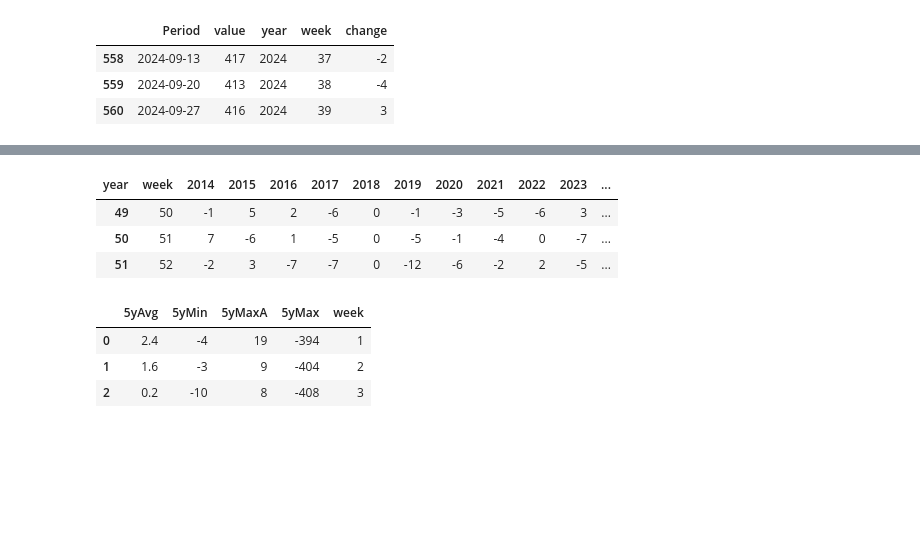
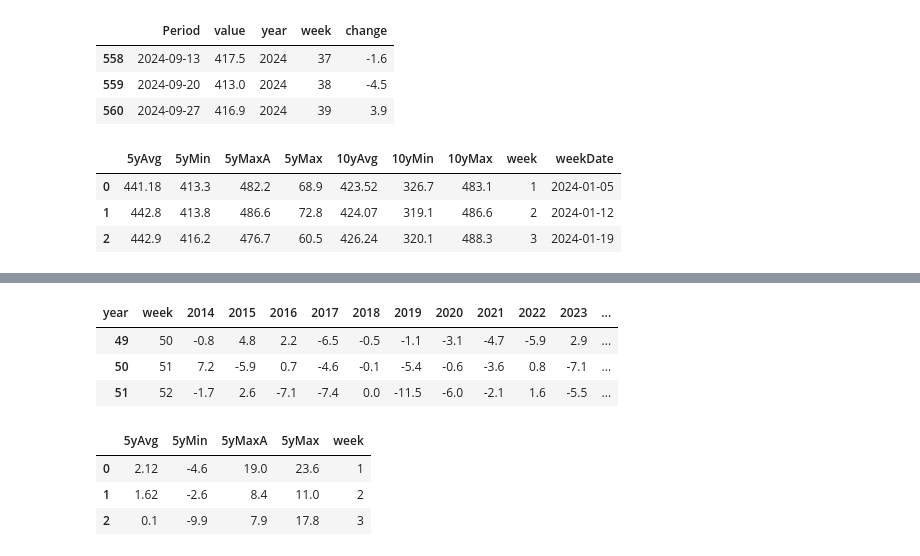
Before and after one commit to JozefSL/pyNotes, a Jupyter notebook: EIA/weeklyCrudeStocksAndChanges.ipynb, the cells around one changed output, grey strips where cells are left out. Saved outputs shown, nothing was run; the diff lists cells and outputs as text; code cells hidden in the pictures; blank space fills up the shorter version.

```diff
--- a/EIA/weeklyCrudeStocksAndChanges.ipynb
+++ b/EIA/weeklyCrudeStocksAndChanges.ipynb
@@ -17,16 +17,16 @@ response = requests.get(url + 'WCESTUS1')
 df = pd.DataFrame(response.json().get('response').get('data'))[['period','value']]
 df.columns = ['Period', 'value']
 df['Period'] = df['Period'].apply(pd.to_datetime)
-df.value = (df.value.astype('Int64')/1000).astype('Int64')
+df.value = (df.value.astype('Int64')/1000).round(1) #.astype('Int64')
 df['year'] = df['Period'].dt.year
 df['week'] = df['Period'].dt.isocalendar().week
 df['change'] = df['value'] - df['value'].shift(1)
 df.tail(3)
 # %% [output]
 |  | Period | value | year | week | change |
-| 558 | 2024-09-13 | 417 | 2024 | 37 | -2 |
-| 559 | 2024-09-20 | 413 | 2024 | 38 | -4 |
-| 560 | 2024-09-27 | 416 | 2024 | 39 | 3 |
+| 558 | 2024-09-13 | 417.5 | 2024 | 37 | -1.6 |
+| 559 | 2024-09-20 | 413.0 | 2024 | 38 | -4.5 |
+| 560 | 2024-09-27 | 416.9 | 2024 | 39 | 3.9 |
 # %%
 ty = df.year.iloc[-1]
 ly = ty-1
@@ -46,6 +46,13 @@ dfAA['week'] = dfA['week']
 # %%
 dfA['weekDate'] = pd.to_datetime(str(pd.Timestamp.now().year)+dfA['week'].astype(str)+'5',format='%Y%W%w')
 dfAA['weekDate'] = pd.to_datetime(str(pd.Timestamp.now().year)+dfAA['week'].astype(str)+'5',format='%Y%W%w')
+# %%
+dfAA.head(3)
+# %% [output]
+|  | 5yAvg | 5yMin | 5yMaxA | 5yMax | 10yAvg | 10yMin | 10yMax | week | weekDate |
+| 0 | 441.18 | 413.3 | 482.2 | 68.9 | 423.52 | 326.7 | 483.1 | 1 | 2024-01-05 |
+| 1 | 442.8 | 413.8 | 486.6 | 72.8 | 424.07 | 319.1 | 486.6 | 2 | 2024-01-12 |
+| 2 | 442.9 | 416.2 | 476.7 | 60.5 | 426.24 | 320.1 | 488.3 | 3 | 2024-01-19 |
 # %%
 # Create the area chart
 fig = px.area(dfAA, x=dfAA.weekDate, y=['5yMin', '5yMax'], range_y=[400, 550], #range_x=[dfAA.index.min()-.2, dfAA.index.max()+.2],
@@ -88,27 +95,27 @@ fig.show()
 # %% [output]
 [interactive output not drawn]
 # %%
-dfAc = df.pivot(index='week', columns='year', values='change').astype('Int64') #.reset_index(drop='true')
+dfAc = df.pivot(index='week', columns='year', values='change').round(1) #.astype('Int64') #.reset_index(drop='true')
 dfAc = dfAc.drop(dfAc.index[-1]).reset_index()  #eliminate the add years with 53 weeks
 dfAc.tail(3)
 # %% [output]
 | year | week | 2014 | 2015 | 2016 | 2017 | 2018 | 2019 | 2020 | 2021 | 2022 | 2023 | ... |
-| 49 | 50 | -1 | 5 | 2 | -6 | 0 | -1 | -3 | -5 | -6 | 3 | ... |
-| 50 | 51 | 7 | -6 | 1 | -5 | 0 | -5 | -1 | -4 | 0 | -7 | ... |
-| 51 | 52 | -2 | 3 | -7 | -7 | 0 | -12 | -6 | -2 | 2 | -5 | ... |
+| 49 | 50 | -0.8 | 4.8 | 2.2 | -6.5 | -0.5 | -1.1 | -3.1 | -4.7 | -5.9 | 2.9 | ... |
+| 50 | 51 | 7.2 | -5.9 | 0.7 | -4.6 | -0.1 | -5.4 | -0.6 | -3.6 | 0.8 | -7.1 | ... |
+| 51 | 52 | -1.7 | 2.6 | -7.1 | -7.4 | 0.0 | -11.5 | -6.0 | -2.1 | 1.6 | -5.5 | ... |
 # %%
 dfAAc = pd.DataFrame(dfAc.iloc[:, -6:-1].mean(axis=1))
 dfAAc.columns = ['5yAvg']
 dfAAc['5yMin'] = dfAc.iloc[:, -6:-1].min(axis=1) # Actual minimum, also used to calculate stack area bottom
 dfAAc['5yMaxA'] = dfAc.iloc[:, -6:-1].max(axis=1) # Actual maximum, also used to calculate stack area top
-dfAAc['5yMax'] = dfAAc['5yMaxA']-dfAA['5yMin']
+dfAAc['5yMax'] = dfAAc['5yMaxA']-dfAAc['5yMin']
 dfAAc['week'] = dfAc['week']
 dfAAc.head(3)
 # %% [output]
 |  | 5yAvg | 5yMin | 5yMaxA | 5yMax | week |
-| 0 | 2.4 | -4 | 19 | -394 | 1 |
-| 1 | 1.6 | -3 | 9 | -404 | 2 |
-| 2 | 0.2 | -10 | 8 | -408 | 3 |
+| 0 | 2.12 | -4.6 | 19.0 | 23.6 | 1 |
+| 1 | 1.62 | -2.6 | 8.4 | 11.0 | 2 |
+| 2 | 0.1 | -9.9 | 7.9 | 17.8 | 3 |
 # %%
 dfAc['weekDate'] = pd.to_datetime(str(pd.Timestamp.now().year)+dfAc['week'].astype(str)+'5',format='%Y%W%w')
 dfAAc['weekDate'] = pd.to_datetime(str(pd.Timestamp.now().year)+dfAAc['week'].astype(str)+'5',format='%Y%W%w')
```
Also changed, not shown: parts of 2 cells of this notebook.
